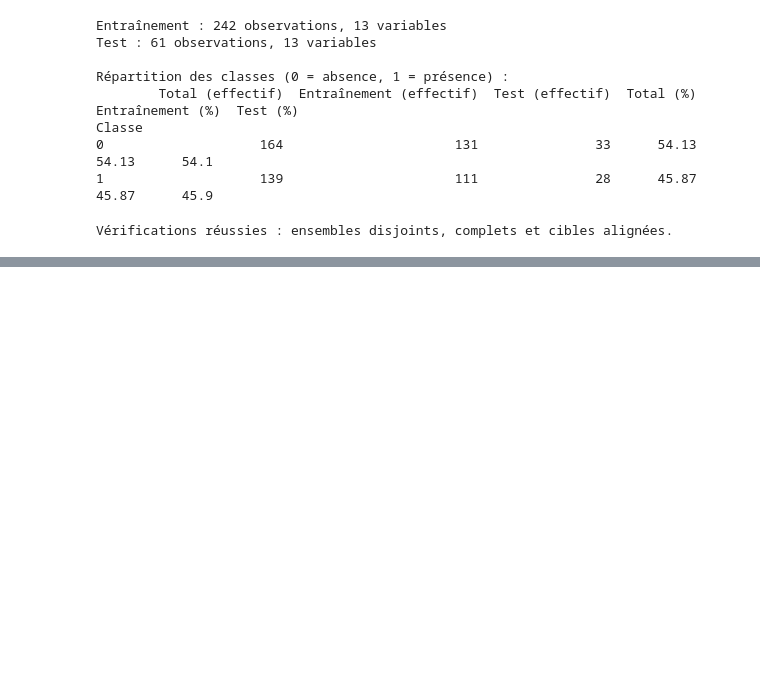
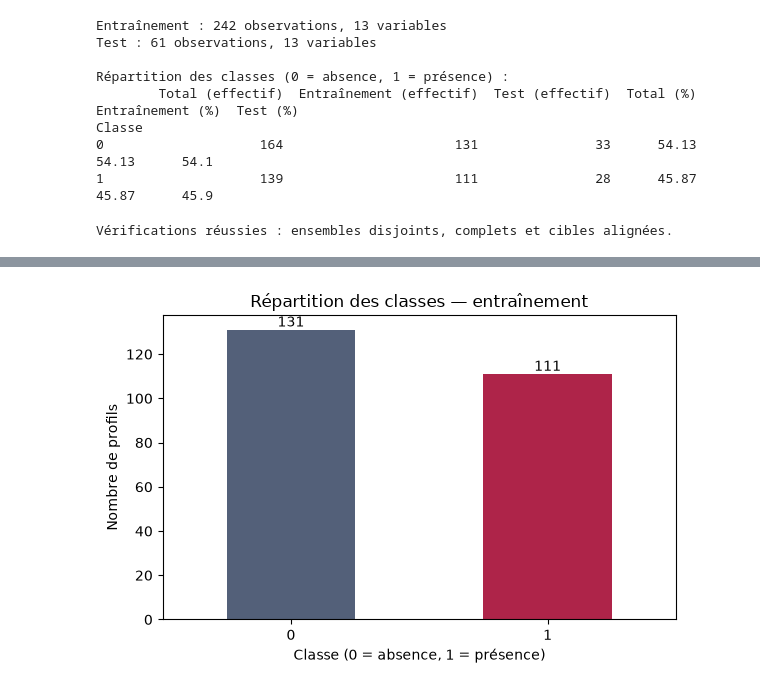
Before and after one commit to CardioScope-AI/CardioScope-DATA-ML, a Jupyter notebook: notebooks/01_eda.ipynb, the cells around one changed output, grey strips where cells are left out. Cells and saved outputs as stored; diff of their text form; code cells hidden in the pictures; blank space fills up the shorter version.

```diff
--- a/notebooks/01_eda.ipynb
+++ b/notebooks/01_eda.ipynb
@@ -149,0 +154,15 @@ Vérifications réussies : ensembles disjoints, complets et cibles alignées.
+# %%
+import matplotlib.pyplot as plt
+
+effectifs = y_train.value_counts().sort_index()
+ax = effectifs.plot.bar(color=["#536079", "#AE2449"], figsize=(6, 4), rot=0)
+
+ax.set_title("Répartition des classes — entraînement")
+ax.set_xlabel("Classe (0 = absence, 1 = présence)")
+ax.set_ylabel("Nombre de profils")
+ax.bar_label(ax.containers[0])
+
+plt.tight_layout()
+plt.show()
+# %% [output]
+[figure, added]
```
Also changed, not shown: parts of 13 cells of this notebook.
